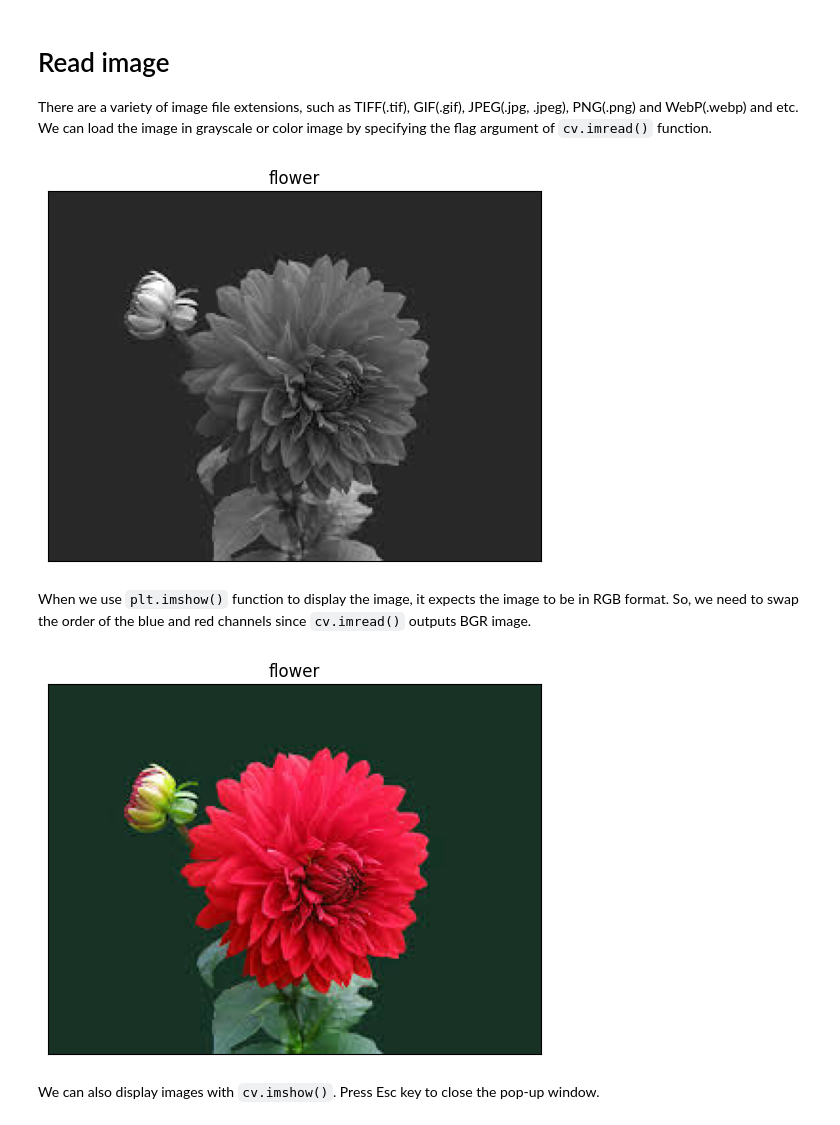
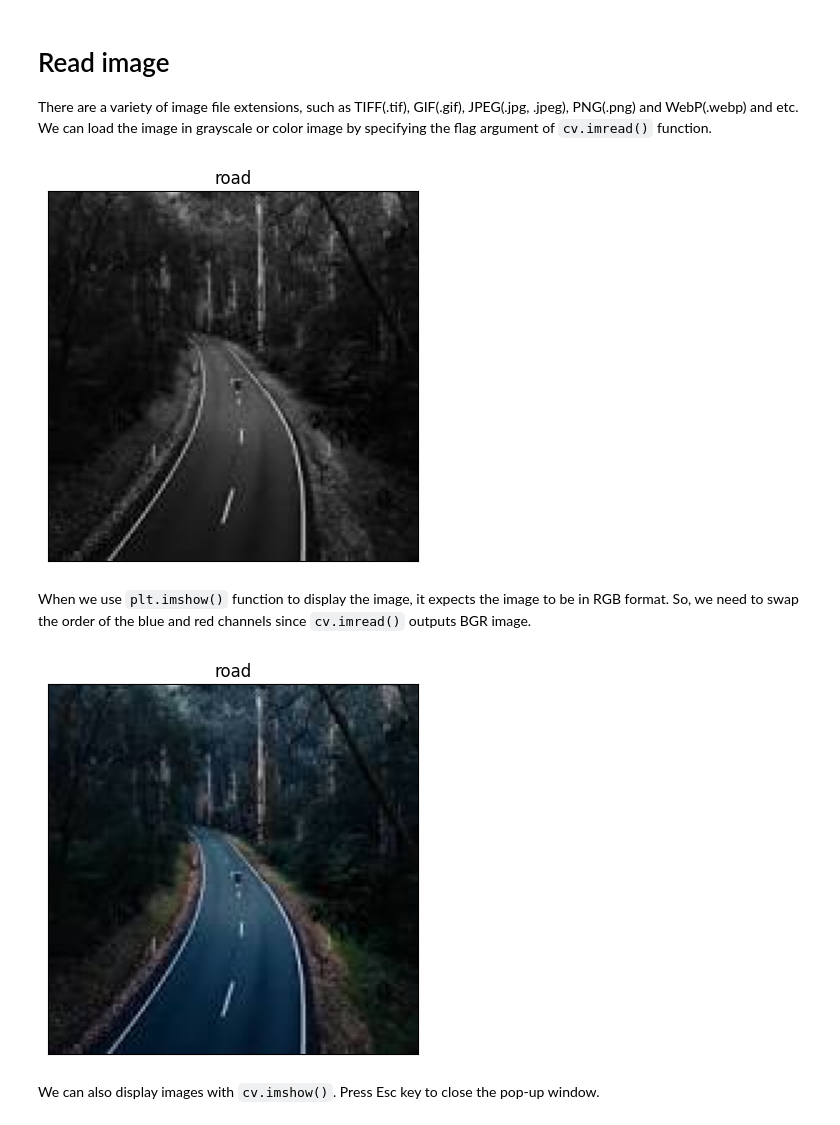
Before and after one commit to Jacky-lim-data-analyst/jacky_cv_blog, a Jupyter notebook: read_save_img.ipynb, the cells around one changed output. Drawn from its saved outputs; the diff is of its cells as text; code cells hidden in the pictures.

```diff
--- a/read_save_img.ipynb
+++ b/read_save_img.ipynb
@@ -22,20 +22,20 @@ def display_inline_img(arr: np.ndarray, title=None, xyticks=False, grayscale=Tru
 There are a variety of image file extensions, such as TIFF(.tif), GIF(.gif), JPEG(.jpg, .jpeg), PNG(.png) and WebP(.webp) and etc.
 We can load the image in grayscale or color image by specifying the flag argument of `cv.imread()` function.
 # %%
-img = cv.imread("images/flower.jpeg", 1)
-img_grayscale = cv.imread("images/flower.jpeg", 0)
+img = cv.imread("images/road.jpeg", 1)
+img_grayscale = cv.imread("images/road.jpeg", 0)
 # %%
 # grayscale
-display_inline_img(img_grayscale, title="flower")
+display_inline_img(img_grayscale, title="road")
 # %% [output]
-[figure, old version]
+[figure, new version]
 # %% [markdown]
 When we use `plt.imshow()` function to display the image, it expects the image to be in RGB format. So, we need to swap the order of the blue and red channels since `cv.imread()` outputs BGR image.
 # %%
 img_rgb = cv.cvtColor(img, cv.COLOR_BGR2RGB)
-display_inline_img(img_rgb, title="flower", grayscale=False)
+display_inline_img(img_rgb, title="road", grayscale=False)
 # %% [output]
-[figure, old version]
+[figure, new version]
 # %% [markdown]
 We can also display images with `cv.imshow()`. Press Esc key to close the pop-up window.
 # %%
```
Also changed, not shown: parts of 3 cells of this notebook, 4 other files.
